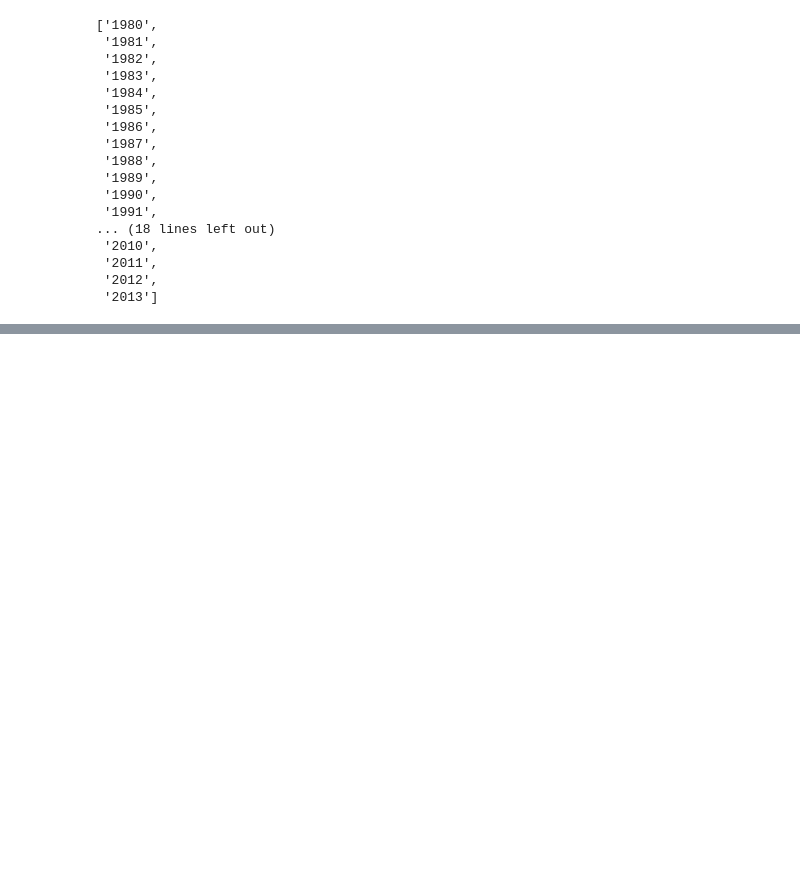
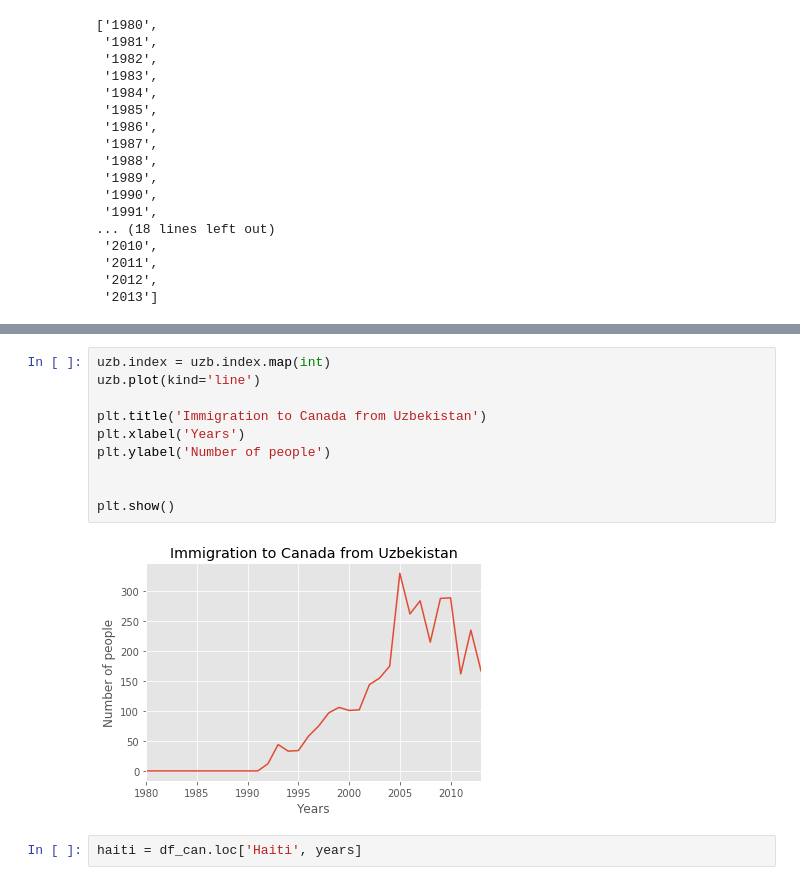
Before and after one commit to fsayfitdinov/immigration_to_canada, a Jupyter notebook: Immigration_to_canada.ipynb, the cells around one changed output, grey strips where cells are left out. Cells and saved outputs as stored; diff of their text form; blank space fills up the shorter version.

```diff
--- a/Immigration_to_canada.ipynb
+++ b/Immigration_to_canada.ipynb
@@ -176,0 +370,14 @@ years
+# %%
+uzb.index = uzb.index.map(int)
+uzb.plot(kind='line')
+
+plt.title('Immigration to Canada from Uzbekistan')
+plt.xlabel('Years')
+plt.ylabel('Number of people')
+
+
+plt.show()
+# %% [output]
+[figure, added]
+# %%
+haiti = df_can.loc['Haiti', years]
```
Also changed, not shown: parts of 34 cells of this notebook.
